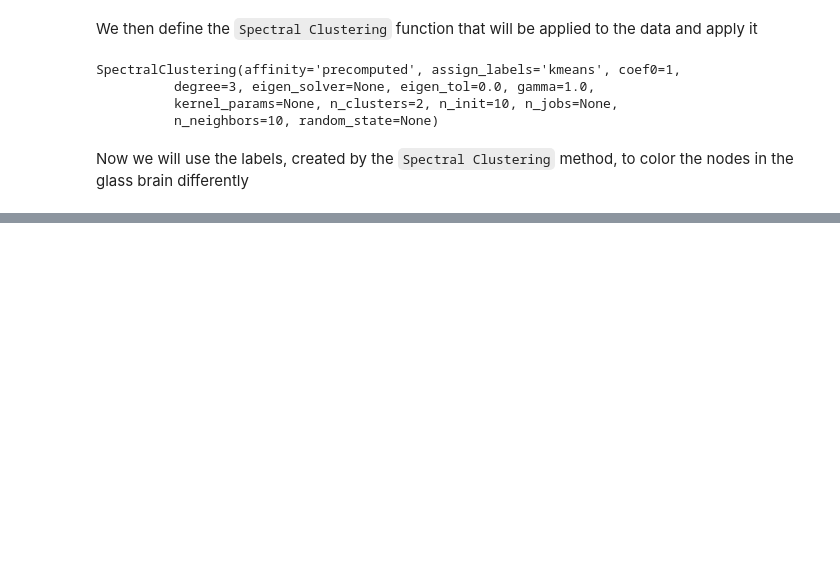
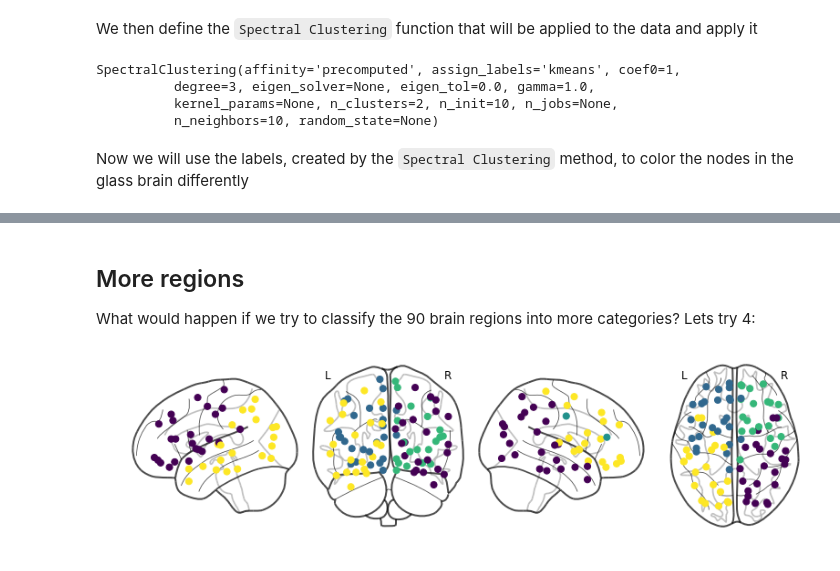
Before and after one commit to pfdamasceno/spectral_decomposition, a Jupyter notebook: spectral_decomposition.ipynb, the cells around one changed output, grey strips where cells are left out. Cells and saved outputs as stored; diff of their text form; code cells hidden in the pictures; blank space fills up the shorter version.

```diff
--- a/spectral_decomposition.ipynb
+++ b/spectral_decomposition.ipynb
@@ -112,0 +123,11 @@ plot_glass_brains(color)
+# %% [markdown]
+## More regions
+What would happen if we try to classify the 90 brain regions into more categories? Lets try 4:
+# %%
+spectral   = sklearn.cluster.SpectralClustering(n_clusters=4, affinity='precomputed') #we choose to classify the data into 2 clusters
+patient_ID = 0
+spectral.fit(kernelized_matrices[patient_ID])
+color = spectral.labels_
+plot_glass_brain(color)
+# %% [output]
+[figure, added]
```
Also changed, not shown: parts of 9 cells of this notebook, 1 other file.
